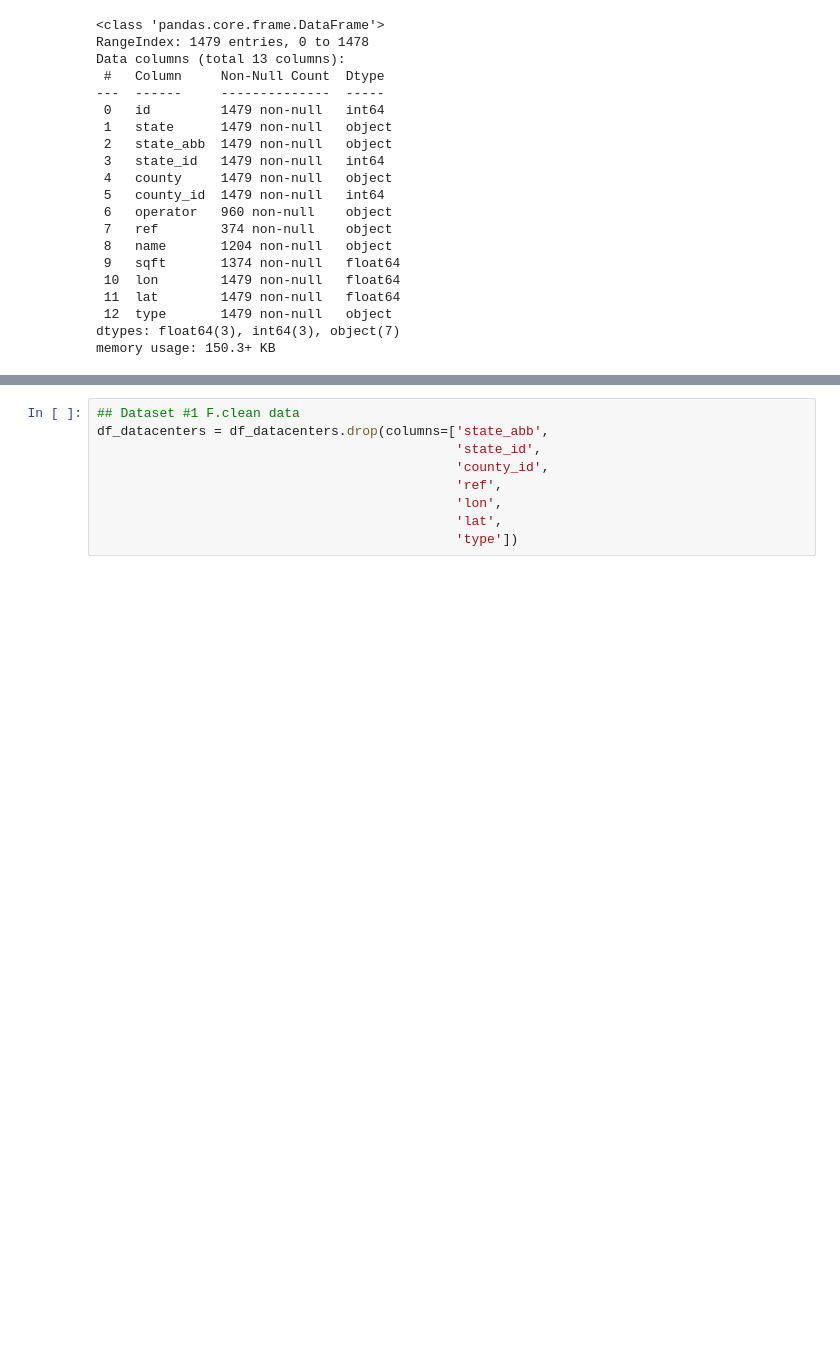
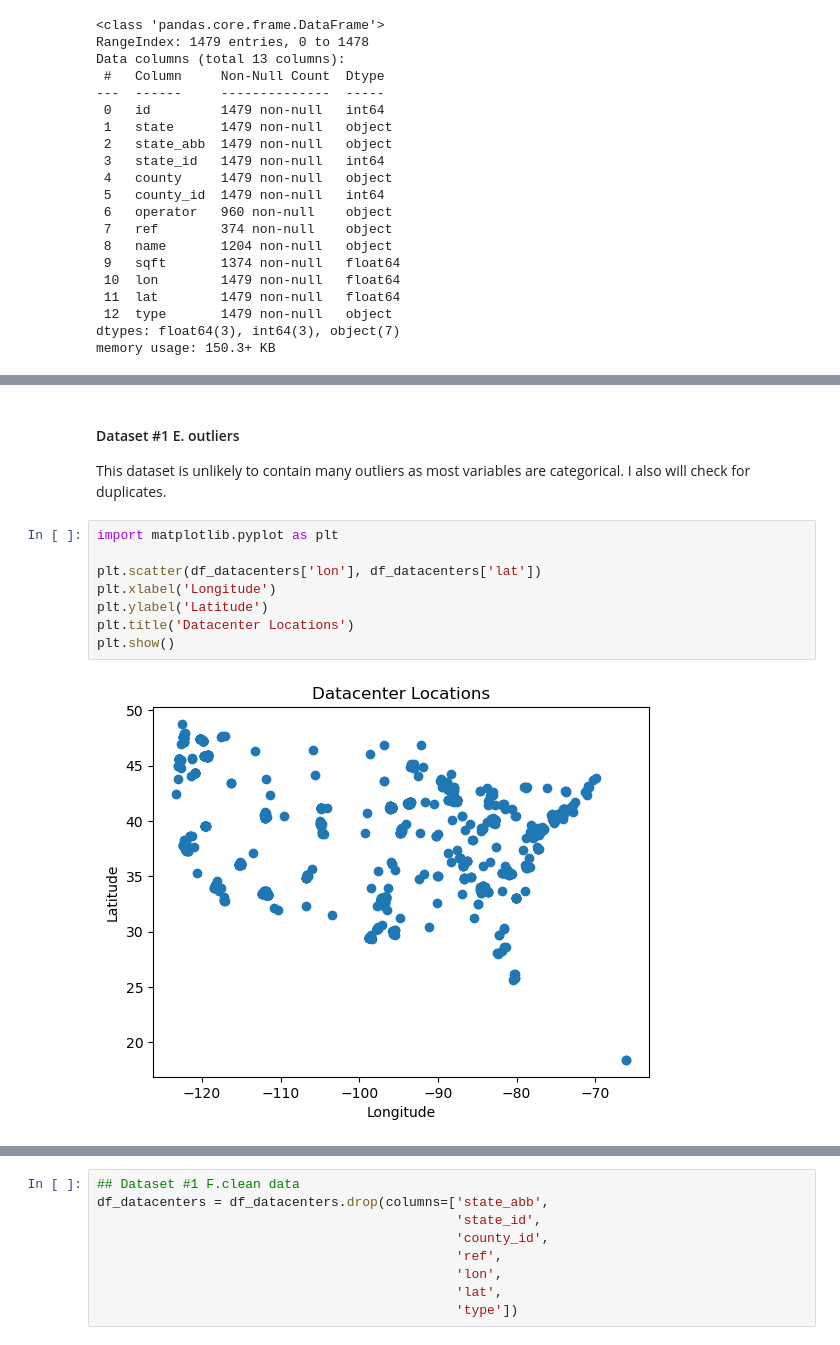
Before and after one commit to COGS108/Group147_WI26, a Jupyter notebook: 01-DataCheckpoint.ipynb, the cells around one changed output, grey strips where cells are left out. Drawn from its saved outputs; the diff is of its cells as text; blank space fills up the shorter version.

Commit message:
dataset 1 &2 work as well as updated timeline

```diff
--- a/01-DataCheckpoint.ipynb
+++ b/01-DataCheckpoint.ipynb
@@ -188,0 +214,13 @@ As we can see above, the columns that contain missing data are operate, ref, nam
+# %% [markdown]
+#### Dataset #1 E. outliers
+This dataset is unlikely to contain many outliers as most variables are categorical. I also will check for duplicates.
+# %%
+import matplotlib.pyplot as plt
+
+plt.scatter(df_datacenters['lon'], df_datacenters['lat'])
+plt.xlabel('Longitude')
+plt.ylabel('Latitude')
+plt.title('Datacenter Locations')
+plt.show()
+# %% [output]
+[figure, added]
```
Also changed, not shown: parts of 21 cells of this notebook.
